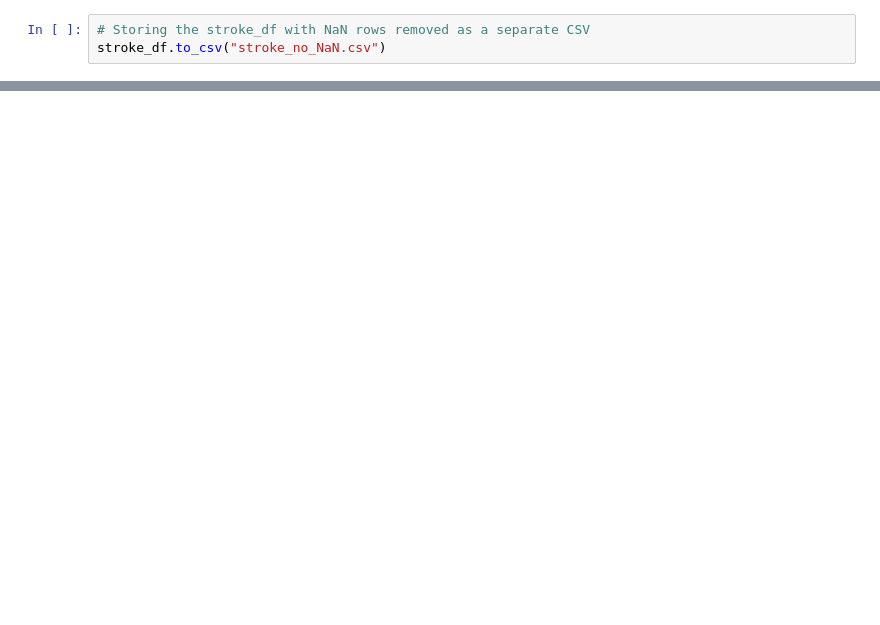
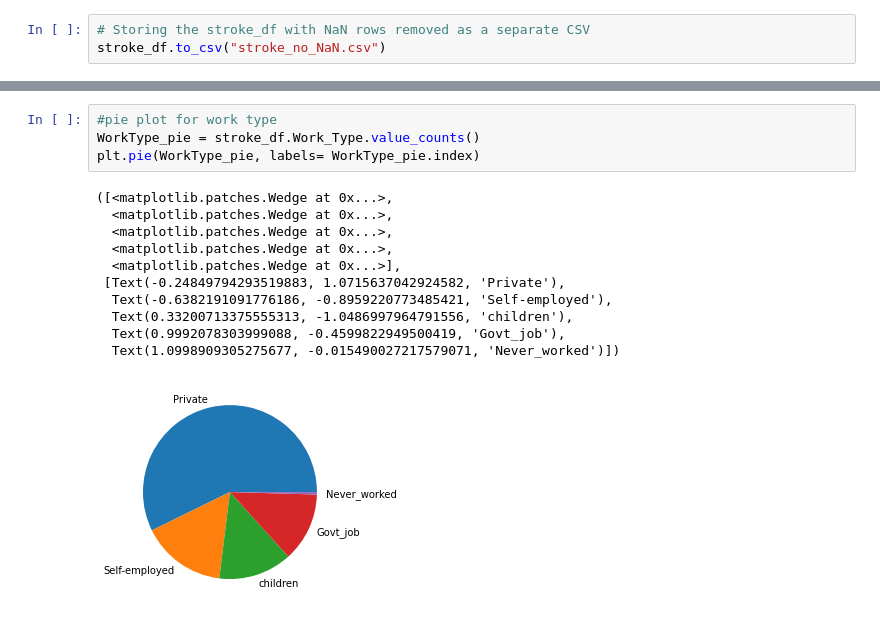
Before and after one commit to rajimuth/Stroke-Prediction-Analysis, a Jupyter notebook: Balpreet_stroke_analysis.ipynb, the cells around one changed output, grey strips where cells are left out. Saved outputs shown, nothing was run; the diff lists cells and outputs as text; blank space fills up the shorter version.

```diff
--- a/Balpreet_stroke_analysis.ipynb
+++ b/Balpreet_stroke_analysis.ipynb
@@ -42,0 +155,16 @@ stroke_df.to_csv("stroke_no_NaN.csv")
+# %%
+#pie plot for work type
+WorkType_pie = stroke_df.Work_Type.value_counts()
+plt.pie(WorkType_pie, labels= WorkType_pie.index)
+# %% [output]
+([<matplotlib.patches.Wedge at 0x...>,
+  <matplotlib.patches.Wedge at 0x...>,
+  <matplotlib.patches.Wedge at 0x...>,
+  <matplotlib.patches.Wedge at 0x...>,
+  <matplotlib.patches.Wedge at 0x...>],
+ [Text(-0.24849794293519883, 1.0715637042924582, 'Private'),
+  Text(-0.6382191091776186, -0.8959220773485421, 'Self-employed'),
+  Text(0.33200713375555313, -1.0486997964791556, 'children'),
+  Text(0.9992078303999088, -0.4599822949500419, 'Govt_job'),
+  Text(1.0998909305275677, -0.015490027217579071, 'Never_worked')])
+[figure, added]
```
Also changed, not shown: parts of 24 cells of this notebook.
